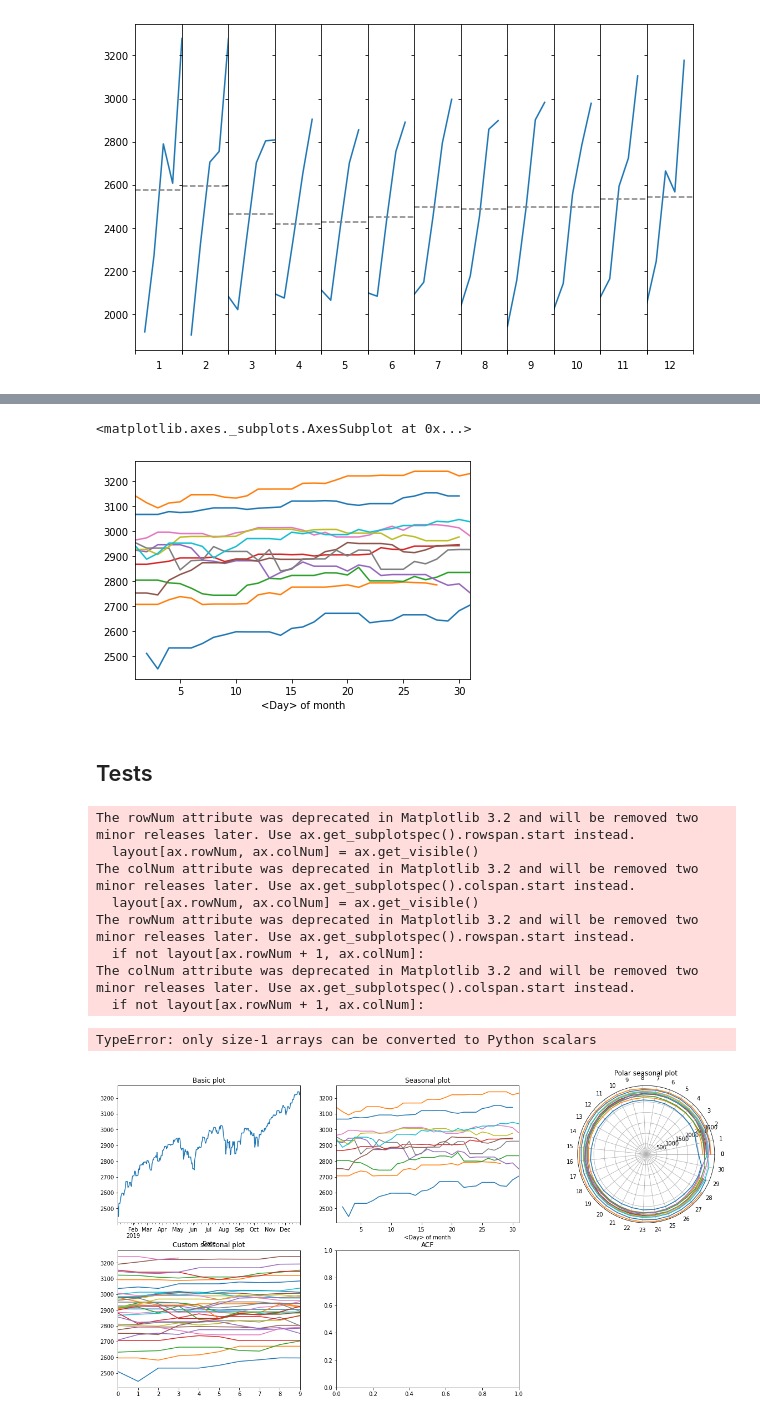
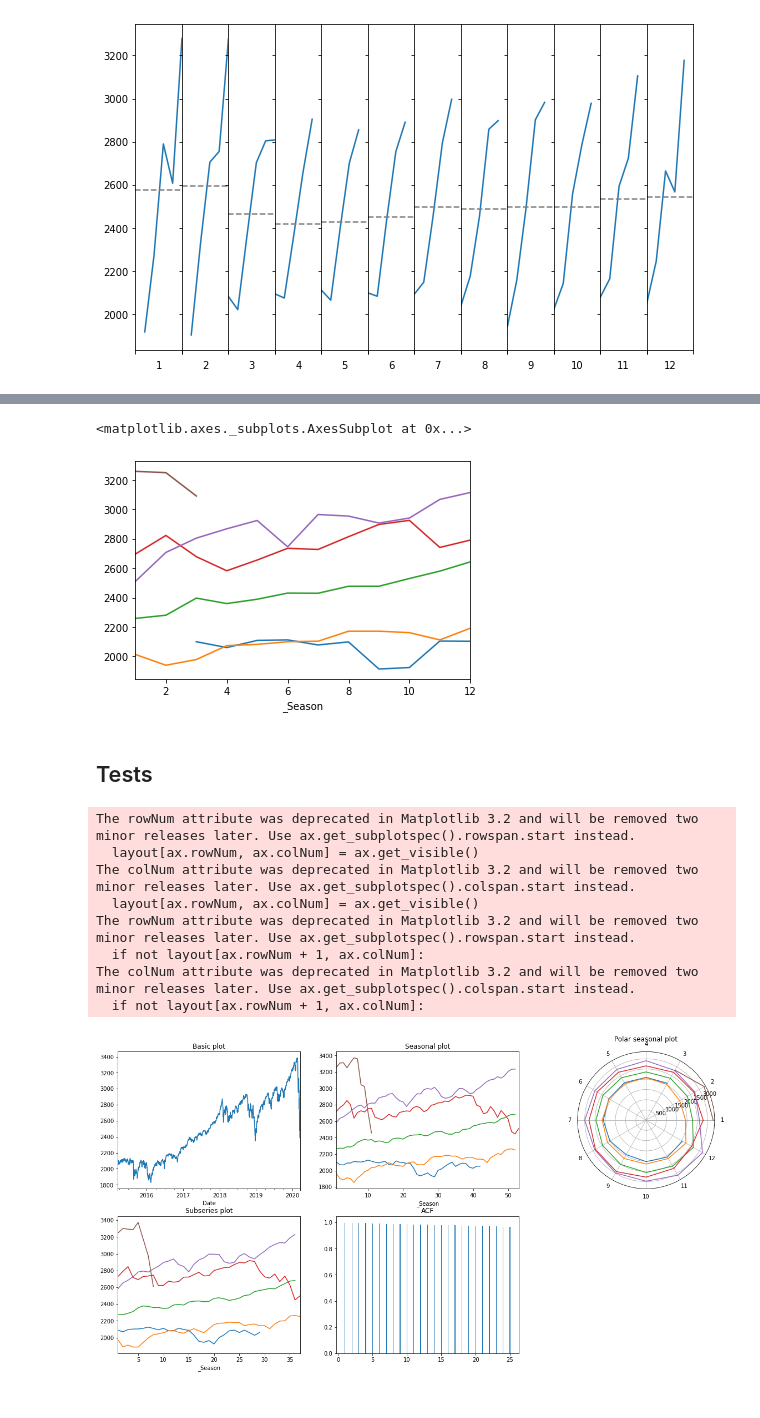
Before and after one commit to giotto-ai/giotto-time, a Jupyter notebook: examples/plots_test.ipynb, the cells around one changed output, grey strips where cells are left out. Saved outputs shown, nothing was run; the diff lists cells and outputs as text; code cells hidden in the pictures.

Commit message:
Seasonal plots fixed

```diff
--- a/examples/plots_test.ipynb
+++ b/examples/plots_test.ipynb
@@ -198,61 +171,60 @@ def basic_ts(df, ax=None):
     return ax
 
 def polar_ts(df, ax=None):
-
     df = df.append(df.iloc[0])
     if ax is None:
         ax = plt.subplot(111, projection='polar')
     angles = [x * 360 / (len(df) - 1) for x in range(len(df))]
     theta = [x / 360 * 2 * np.pi for x in angles]
     for col in df.columns:
-        plt.polar(theta, df[col])
+        plt.polar(theta, df[col], scalex=False)
     ax.set_thetagrids(angles=angles)
     ax.set_xticklabels(df.index)
     return ax
 
-def season_ts(df: pd.DataFrame, season=None, polar=False, ax=None):
-    df_seas = seasonal_split(df, season)
+def season_ts(df: pd.DataFrame, cycle, freq=None, polar=False, ax=None):
+    df_seas = seasonal_split(df, cycle, freq)
     if polar:
         ax = polar_ts(df_seas, ax=ax)
     else:
         ax = basic_ts(df_seas, ax=ax)
-        if isinstance(season, str):
-            ax.set_xlabel(str(df.index.freq) + ' of ' + season)
+#         if isinstance(cycle, str):
+#             ax.set_xlabel(str(freq) + ' of ' + cycle)
     return ax
 
-season_ts(period_index_time_series.resample('D').first().fillna(method='ffill'), 'month', polar=False)
+season_ts(period_index_time_series.resample('M').first().fillna(method='ffill'), 'year', polar=False)
 # %% [output]
 <matplotlib.axes._subplots.AxesSubplot at 0x...>
-[figure, old version]
+[figure, new version]
 # %% [markdown]
 ## Tests
 # %%
 # Show
 ddf = period_index_time_series.resample('D').fillna(method='ffill')
 fig = plt.figure(figsize=(20, 10))
 a = fig.add_subplot(231, title='Basic plot')
 basic_ts(ddf, ax=a)
 b = fig.add_subplot(232, title='Seasonal plot')
-season_ts(ddf, 'month', ax=b)
+season_ts(ddf, 'year', freq='W', ax=b)
 c = fig.add_subplot(233, projection='polar')
-season_ts(ddf, pd.Timedelta(1, 'M'), ax=c, polar=True)
+season_ts(ddf, 'year', freq='M', ax=c, polar=True)
 c.set_title('Polar seasonal plot')
-d = fig.add_subplot(234, title='Custom seasonal plot')
-season_ts(ddf, pd.Timedelta(10, 'D'), ax=d)
-e = fig.add_subplot(235, title='ACF')
+d = fig.add_subplot(234, title='Subseries plot')
+season_ts(ddf, 'year', pd.Timedelta(10, 'D'), ax=d)
+
+# subplots(period_index_time_series, 'year', 'M', ax=d)
+f = fig.add_subplot(235, title='ACF')
 y = acf(ddf, max_lag=25)
-e.bar(y.index, y.values, title='ACF plot')
-e = fig.add_subplot(236, title='Lag')
-e.plot(ddf, ddf.shift(30), '.')
+f.bar(y.index, np.squeeze(y.values), 0.1)
+
 plt.show()
 # %% [output]
 The rowNum attribute was deprecated in Matplotlib 3.2 and will be removed two minor releases later. Use ax.get_subplotspec().rowspan.start instead.
   layout[ax.rowNum, ax.colNum] = ax.get_visible()
 The colNum attribute was deprecated in Matplotlib 3.2 and will be removed two minor releases later. Use ax.get_subplotspec().colspan.start instead.
   layout[ax.rowNum, ax.colNum] = ax.get_visible()
 The rowNum attribute was deprecated in Matplotlib 3.2 and will be removed two minor releases later. Use ax.get_subplotspec().rowspan.start instead.
   if not layout[ax.rowNum + 1, ax.colNum]:
 The colNum attribute was deprecated in Matplotlib 3.2 and will be removed two minor releases later. Use ax.get_subplotspec().colspan.start instead.
   if not layout[ax.rowNum + 1, ax.colNum]:
-TypeError: only size-1 arrays can be converted to Python scalars
-[figure, old version]
+[figure, new version]
```
Also changed, not shown: parts of 10 cells of this notebook, 4 other files.
